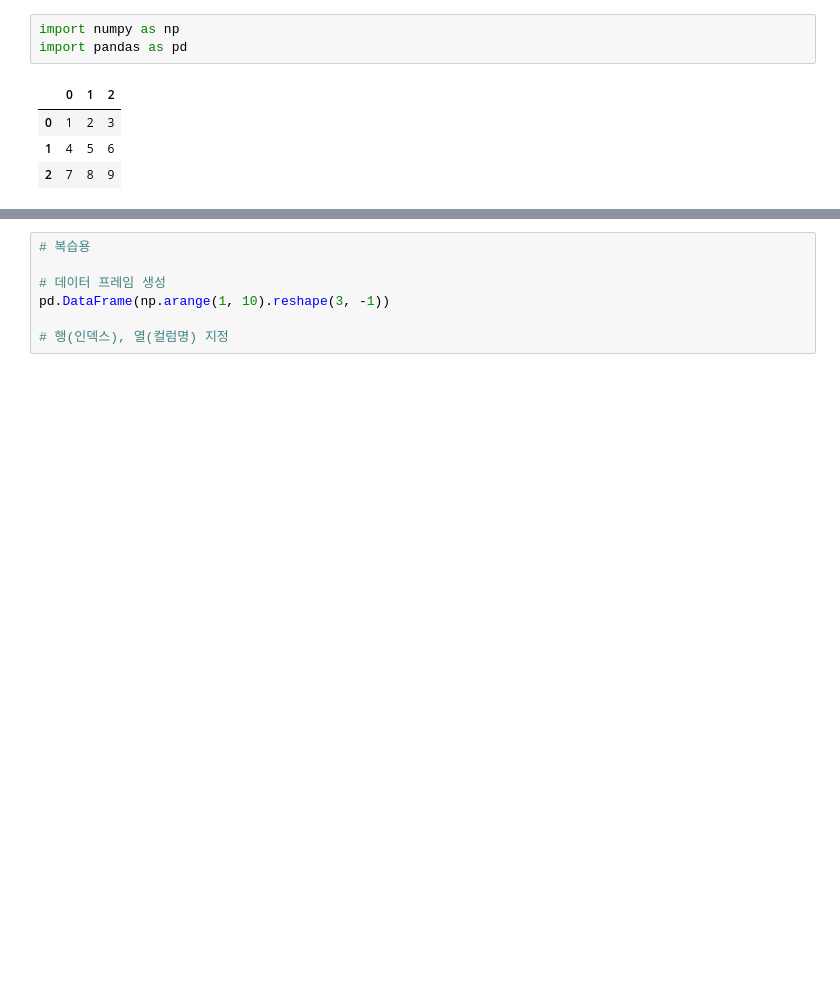
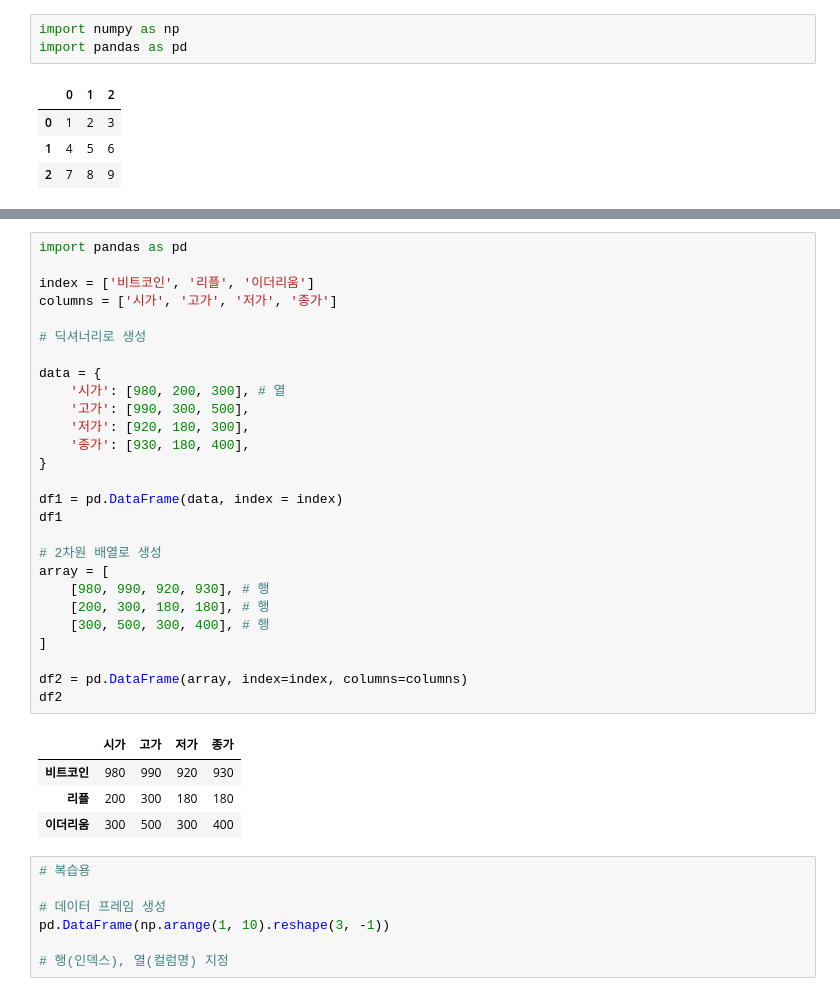
Before and after one commit to dasom222g/learn-pandas, a Jupyter notebook: 02_Pandas_실습_코드.ipynb, the cells around one changed output, grey strips where cells are left out. Drawn from its saved outputs; the diff is of its cells as text; blank space fills up the shorter version.

Commit message:
DataFrame생성

```diff
--- a/02_Pandas_실습_코드.ipynb
+++ b/02_Pandas_실습_코드.ipynb
@@ -165,3 +262,35 @@ import pandas as pd
+# %%
+import pandas as pd
+
+index = ['비트코인', '리플', '이더리움']
+columns = ['시가', '고가', '저가', '종가']
+
+# 딕셔너리로 생성
+
+data = {
+    '시가': [980, 200, 300], # 열
+    '고가': [990, 300, 500],
+    '저가': [920, 180, 300],
+    '종가': [930, 180, 400],
+}
+
+df1 = pd.DataFrame(data, index = index)
+df1
+
+# 2차원 배열로 생성
+array = [
+    [980, 990, 920, 930], # 행
+    [200, 300, 180, 180], # 행
+    [300, 500, 300, 400], # 행
+]
+
+df2 = pd.DataFrame(array, index=index, columns=columns)
+df2
+# %% [output]
+|  | 시가 | 고가 | 저가 | 종가 |
+| 비트코인 | 980 | 990 | 920 | 930 |
+| 리플 | 200 | 300 | 180 | 180 |
+| 이더리움 | 300 | 500 | 300 | 400 |
 # %%
 # 복습용
 
```
Also changed, not shown: parts of 12 cells of this notebook.
